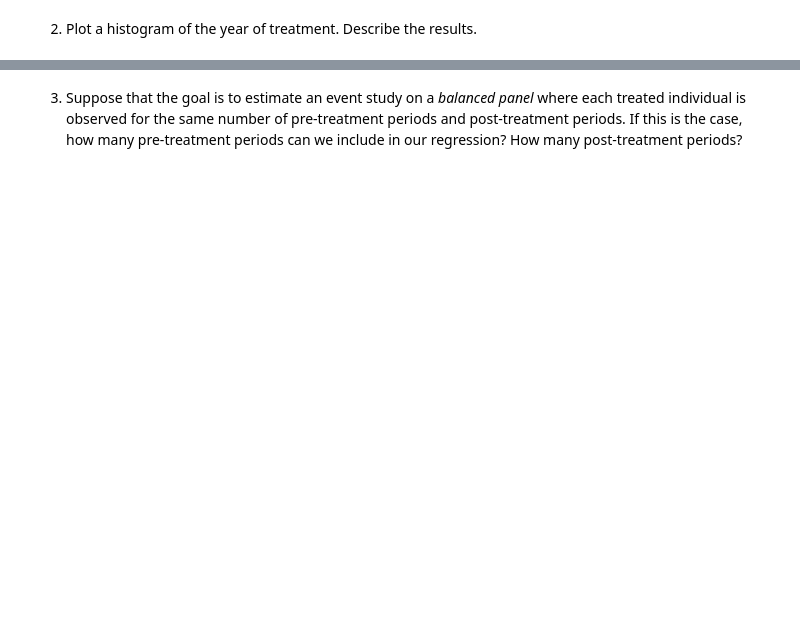
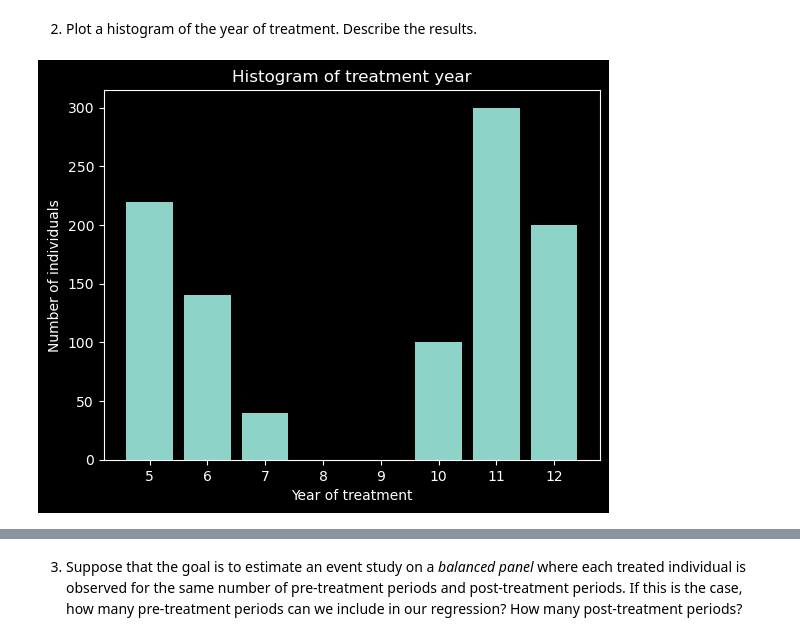
Before and after one commit to messymoose/ECON570, a Jupyter notebook: projects/cp4_f25.ipynb, the cells around one changed output, grey strips where cells are left out. Saved outputs shown, nothing was run; the diff lists cells and outputs as text; code cells hidden in the pictures; blank space fills up the shorter version.

```diff
--- a/projects/cp4_f25.ipynb
+++ b/projects/cp4_f25.ipynb
@@ -13,3 +25,6 @@ Replace 'Last, First' above with your actual name. Enter it as your last name, f
 The data 'cp4_event.csv' contains simulated panel data with an observation for an individual's outcome in each year. Some individuals are treated, some are not. For treated individuals, their treatment year is indicated. *Hint:* The file is structured similarly to the file 'sw06.csv' used in class.
 # %% [markdown]
 1. Read in the data. What is the minimum treatment year? What is the maximum treatment year? How many individuals are in the data? How many individuals are treated?
+# %%
+event = pd.read_csv('data/cp4_event.csv')
+event.head()
@@ -16,2 +38,20 @@ The data 'cp4_event.csv' contains simulated panel data with an observation for a
 # %% [markdown]
 2. Plot a histogram of the year of treatment. Describe the results.
+# %%
+treated_years = (
+    event.loc[event["treated"] == 1, "treat_year"]
+      .dropna()
+      .astype(int)
+)
+plt.hist(
+    treated_years,
+    bins=range(treated_years.min(), treated_years.max() + 2),  # one bin per year
+    align="left",
+    rwidth=0.8
+)
+plt.xlabel("Year of treatment")
+plt.ylabel("Number of individuals")
+plt.title("Histogram of treatment year")
+plt.show()
+# %% [output]
+[figure, added]
```
Also changed, not shown: parts of 11 cells of this notebook.
